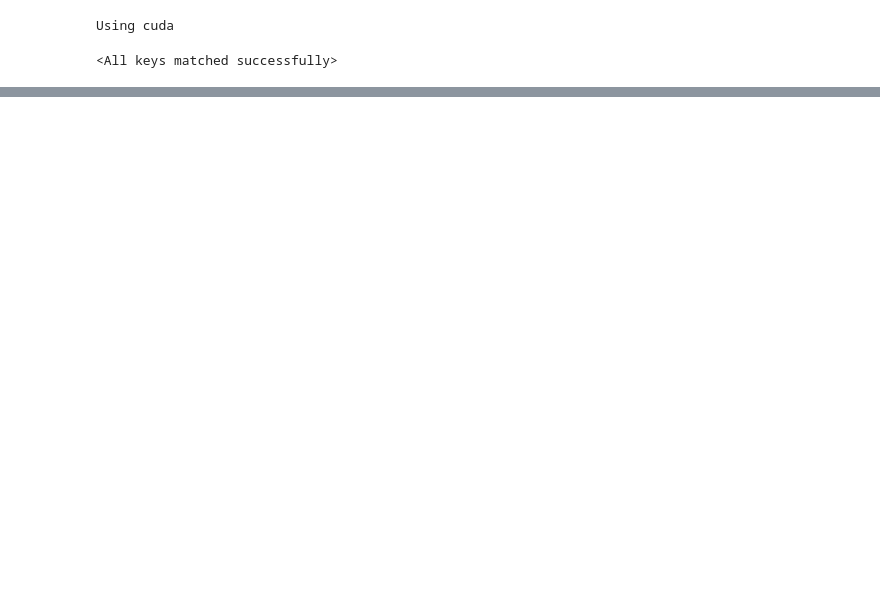
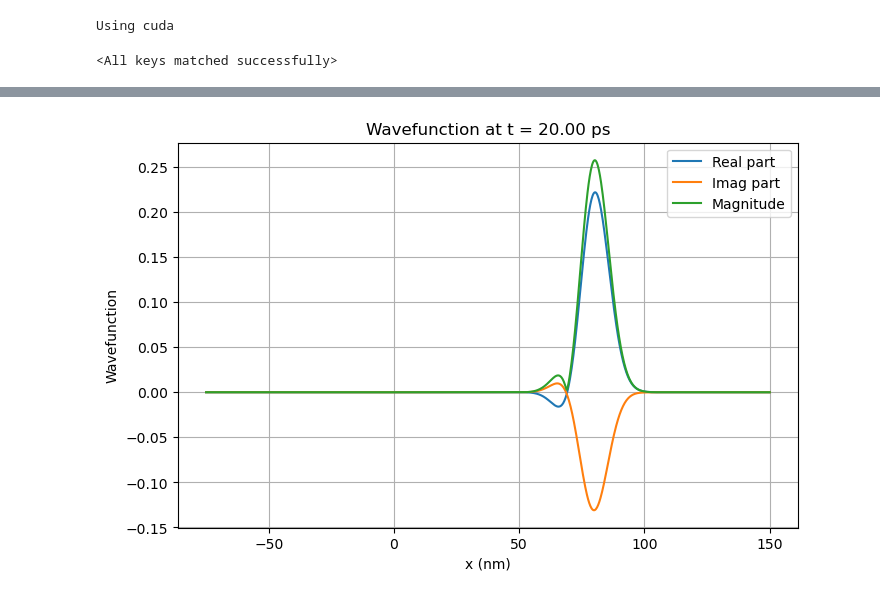
Before and after one commit to thash-jkr/Schrodinger-PINN, a Jupyter notebook: src/testers/causal_tester.ipynb, the cells around one changed output, grey strips where cells are left out. Drawn from its saved outputs; the diff is of its cells as text; code cells hidden in the pictures; blank space fills up the shorter version.

```diff
--- a/src/testers/causal_tester.ipynb
+++ b/src/testers/causal_tester.ipynb
@@ -341,0 +340,21 @@ plt.show()
+# %%
+time_index = 999
+time_chosen = t_values[time_index]
+
+psi_real_slice_pinn = psi_real_pinn[:, time_index]
+psi_img_slice_pinn = psi_img_pinn[:, time_index]
+
+psi_mag_slice_pinn = np.sqrt(psi_real_slice_pinn ** 2 + psi_img_slice_pinn ** 2)
+
+plt.figure(figsize=(8,5))
+plt.plot(x_values, psi_real_slice_pinn, label='Real part')
+plt.plot(x_values, psi_img_slice_pinn, label='Imag part')
+plt.plot(x_values, psi_mag_slice_pinn, label='Magnitude')
+plt.title(f'Wavefunction at t = {time_chosen:.2f} ps')
+plt.xlabel('x (nm)')
+plt.ylabel('Wavefunction')
+plt.legend()
+plt.grid(True)
+plt.show()
+# %% [output]
+[figure, added]
```
Also changed, not shown: parts of 6 cells of this notebook, 30 other files.
